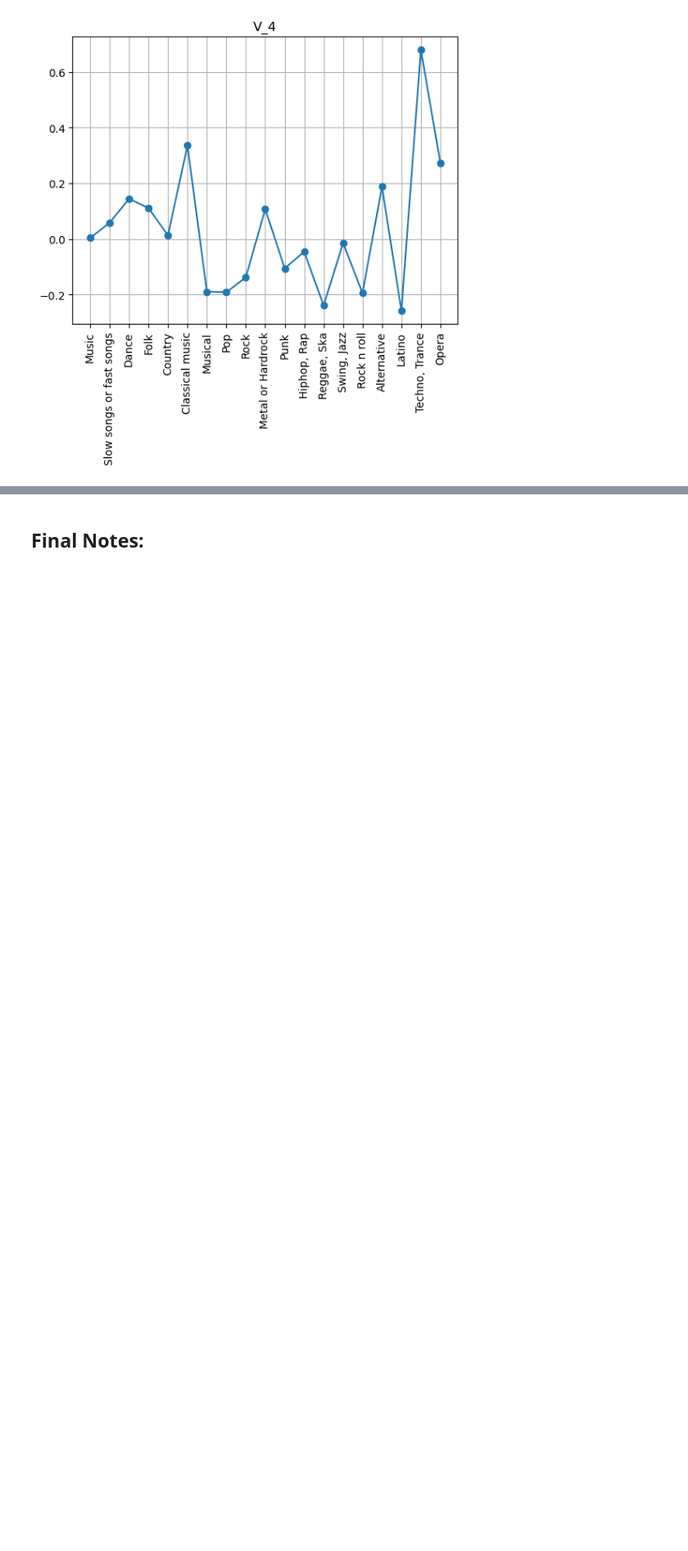
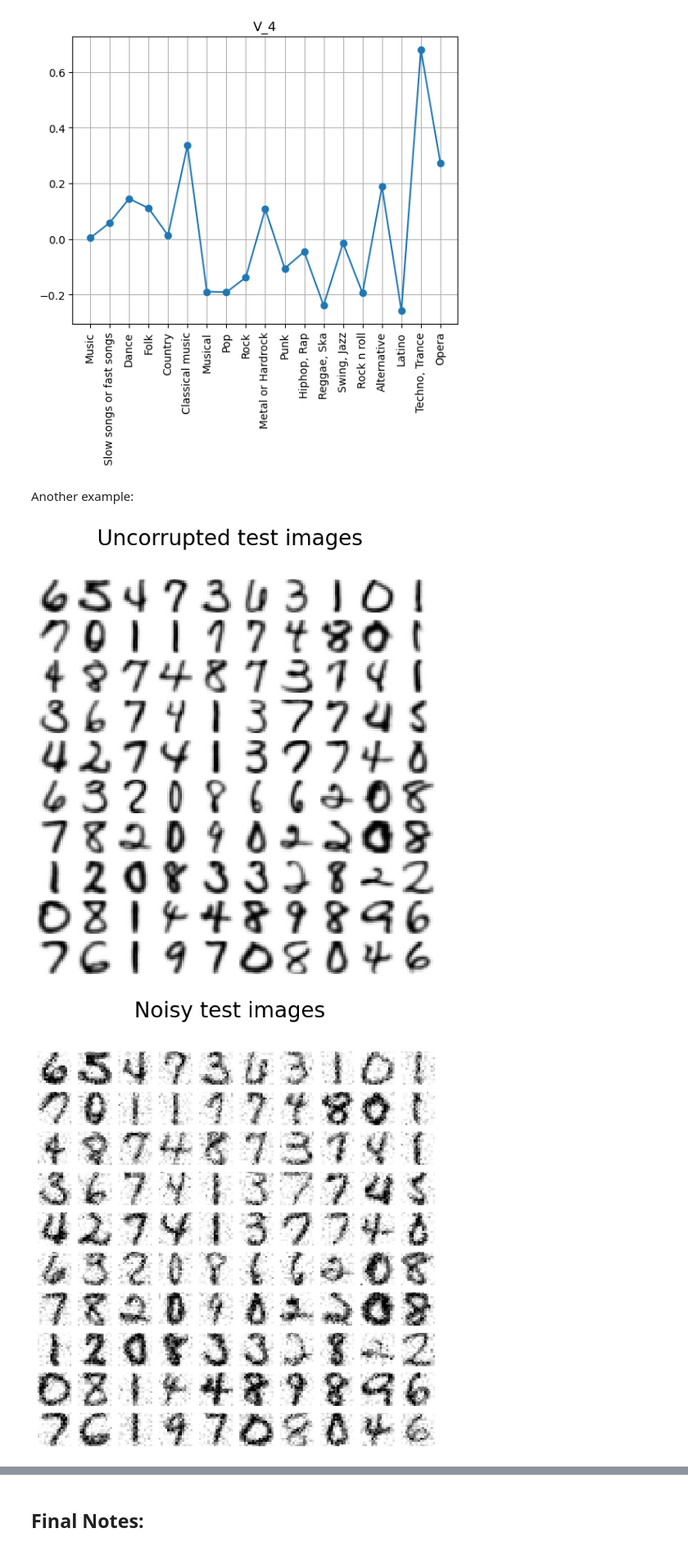
Before and after one commit to neworldemancer/DSF5, a Jupyter notebook: Course_2.ipynb, the cells around one changed output, grey strips where cells are left out. Shown at 82% size. Saved outputs shown, nothing was run; the diff lists cells and outputs as text; code cells hidden in the pictures; blank space fills up the shorter version.

```diff
--- a/Course_2.ipynb
+++ b/Course_2.ipynb
@@ -860,3 +869,29 @@ for vector in ['V_1','V_2','V_3','V_4']:
 [figure]
 [figure]
 [figure]
+# %% [markdown]
+Another example:
+# %%
+import numpy as np
+from sklearn.datasets import fetch_openml
+from sklearn.model_selection import train_test_split
+from skimage.util import random_noise
+
+# Example adapted from https://scikit-learn.org/stable/auto_examples/applications/plot_digits_denoising.html:
+
+import matplotlib.pyplot as plt
+def plot_digits(X, title):
+    """Small helper function to plot 100 digits."""
+    fig, axs = plt.subplots(nrows=10, ncols=10, figsize=(8, 8))
+    for img, ax in zip(X, axs.ravel()):
+        ax.imshow(img.reshape((16, 16)), cmap="Greys")
+        ax.axis("off")
+    fig.suptitle(title, fontsize=24)
+X, y = fetch_openml(data_id=41082, as_frame=False, return_X_y=True)
+X_noise = random_noise(X, mode='gaussian', var=0.1)
+# %%
+plot_digits(X, "Uncorrupted test images")
+plot_digits(X_noise, f"Noisy test images")
+# %% [output]
+[figure, added]
+[figure, added]
```
Also changed, not shown: parts of 11 cells of this notebook, 1 other file.
